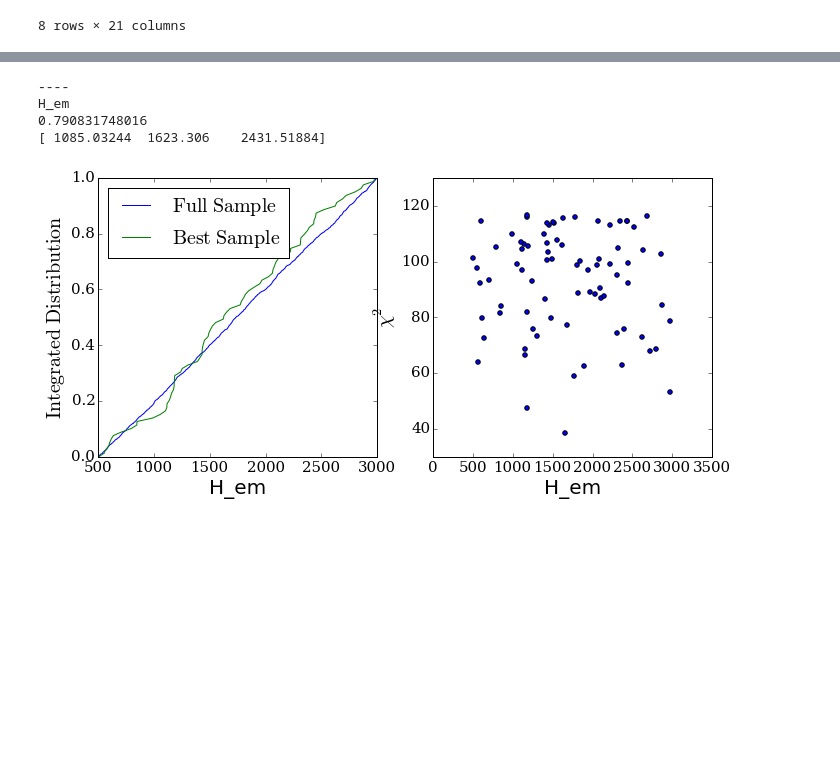
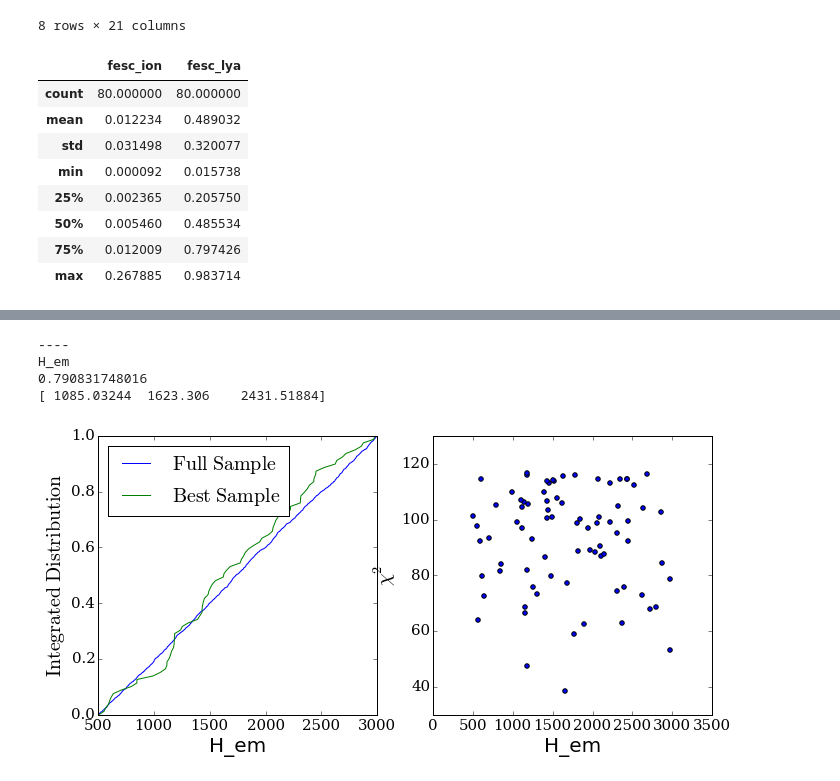
Before and after one commit to astroandes/tololo-lya-fit, a Jupyter notebook: code/multiphase.ipynb, the cells around one changed output, grey strips where cells are left out. Saved outputs shown, nothing was run; the diff lists cells and outputs as text; code cells hidden in the pictures; blank space fills up the shorter version.

```diff
--- a/code/multiphase.ipynb
+++ b/code/multiphase.ipynb
@@ -68,6 +82,18 @@ best_models.describe()
 | 75% | 1765.500000 | 2244.556000 | 0.874123 | 1.522995e+07 | 30960.962500 | 0.555507 | 2.190000 | 106.807151 | 0.0 | 5000.0 | ... |
 | max | 2474.000000 | 2977.269000 | 0.997368 | 4.237722e+07 | 49324.640000 | 0.975173 | 2.480000 | 116.698619 | 0.0 | 5000.0 | ... |
 8 rows × 21 columns
+# %%
+f_esc_best_models.describe()
+# %% [output]
+|  | fesc_ion | fesc_lya |
+| count | 80.000000 | 80.000000 |
+| mean | 0.012234 | 0.489032 |
+| std | 0.031498 | 0.320077 |
+| min | 0.000092 | 0.015738 |
+| 25% | 0.002365 | 0.205750 |
+| 50% | 0.005460 | 0.485534 |
+| 75% | 0.012009 | 0.797426 |
+| max | 0.267885 | 0.983714 |
 # %%
 n_items = [5,10,15]
 
```
Also changed, not shown: parts of 5 cells of this notebook.
